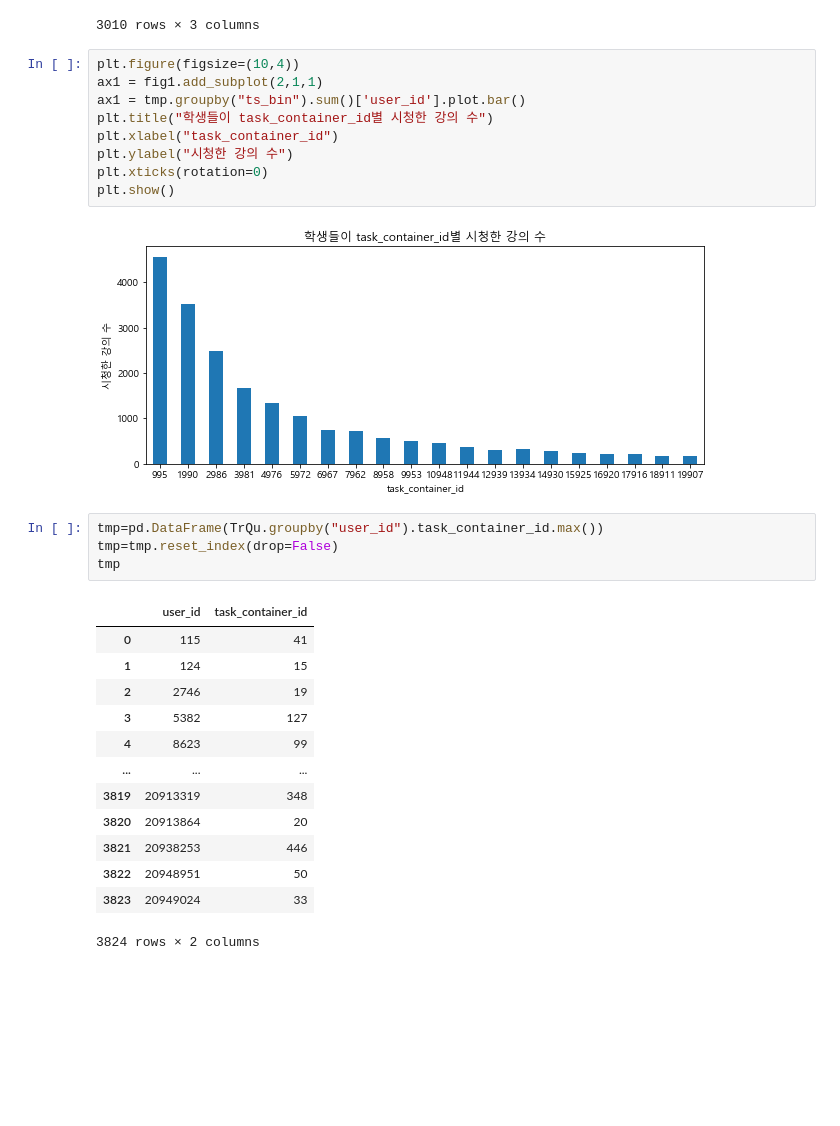
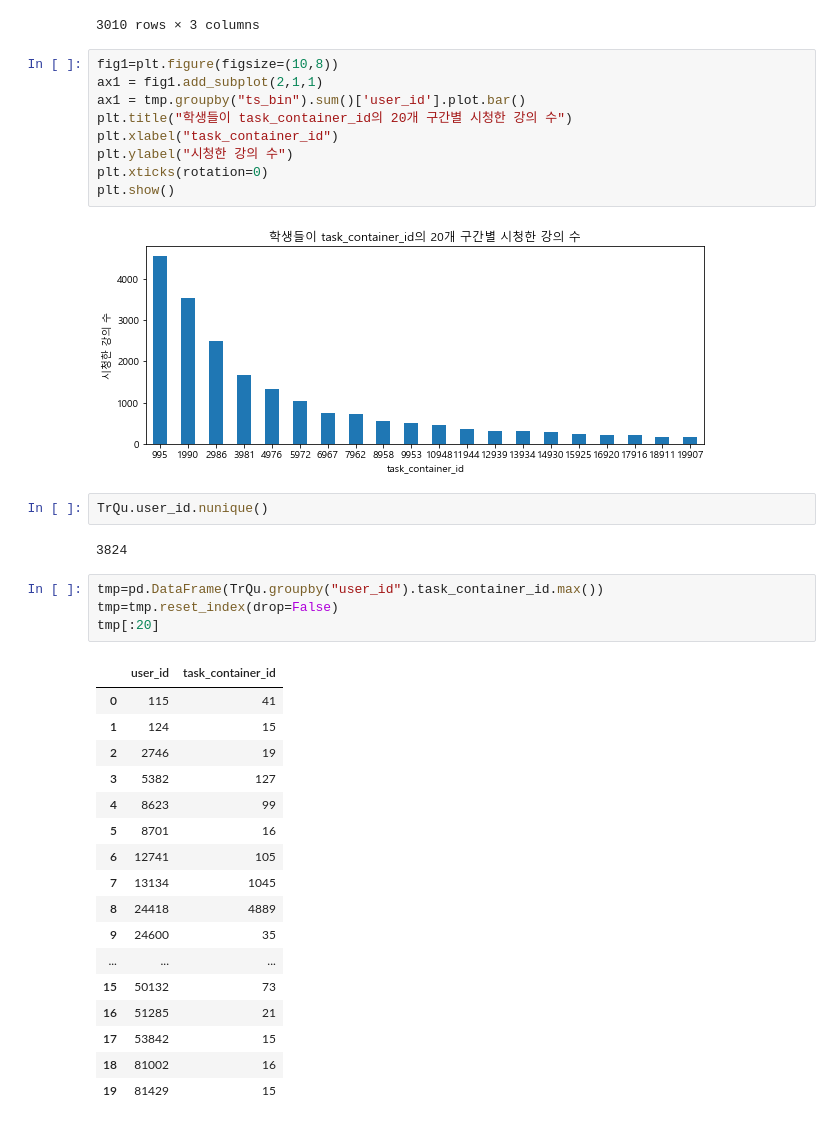
Before and after one commit to ingu627/answer_correctness, a Jupyter notebook: Train_Lectures.ipynb, the cells around one changed output. Saved outputs shown, nothing was run; the diff lists cells and outputs as text; blank space fills up the shorter version.

```diff
--- a/Train_Lectures.ipynb
+++ b/Train_Lectures.ipynb
@@ -114,20 +114,24 @@ tmp
 | 3009 | 5033 | 1 | 19907 |
 3010 rows × 3 columns
 # %%
-plt.figure(figsize=(10,4))
+fig1=plt.figure(figsize=(10,8))
 ax1 = fig1.add_subplot(2,1,1)
 ax1 = tmp.groupby("ts_bin").sum()['user_id'].plot.bar()
-plt.title("학생들이 task_container_id별 시청한 강의 수")
+plt.title("학생들이 task_container_id의 20개 구간별 시청한 강의 수")
 plt.xlabel("task_container_id")
 plt.ylabel("시청한 강의 수")
 plt.xticks(rotation=0)
 plt.show()
 # %% [output]
-[figure, old version]
+[figure, new version]
+# %%
+TrQu.user_id.nunique()
+# %% [output]
+3824
 # %%
 tmp=pd.DataFrame(TrQu.groupby("user_id").task_container_id.max())
 tmp=tmp.reset_index(drop=False)
-tmp
+tmp[:20]
 # %% [output]
 |  | user_id | task_container_id |
 | 0 | 115 | 41 |
@@ -135,10 +139,14 @@ tmp
 | 2 | 2746 | 19 |
 | 3 | 5382 | 127 |
 | 4 | 8623 | 99 |
+| 5 | 8701 | 16 |
+| 6 | 12741 | 105 |
+| 7 | 13134 | 1045 |
+| 8 | 24418 | 4889 |
+| 9 | 24600 | 35 |
 | ... | ... | ... |
-| 3819 | 20913319 | 348 |
-| 3820 | 20913864 | 20 |
-| 3821 | 20938253 | 446 |
-| 3822 | 20948951 | 50 |
-| 3823 | 20949024 | 33 |
+| 15 | 50132 | 73 |
+| 16 | 51285 | 21 |
+| 17 | 53842 | 15 |
+| 18 | 81002 | 16 |
+| 19 | 81429 | 15 |
-3824 rows × 2 columns
```
Also changed, not shown: parts of 12 cells of this notebook.
